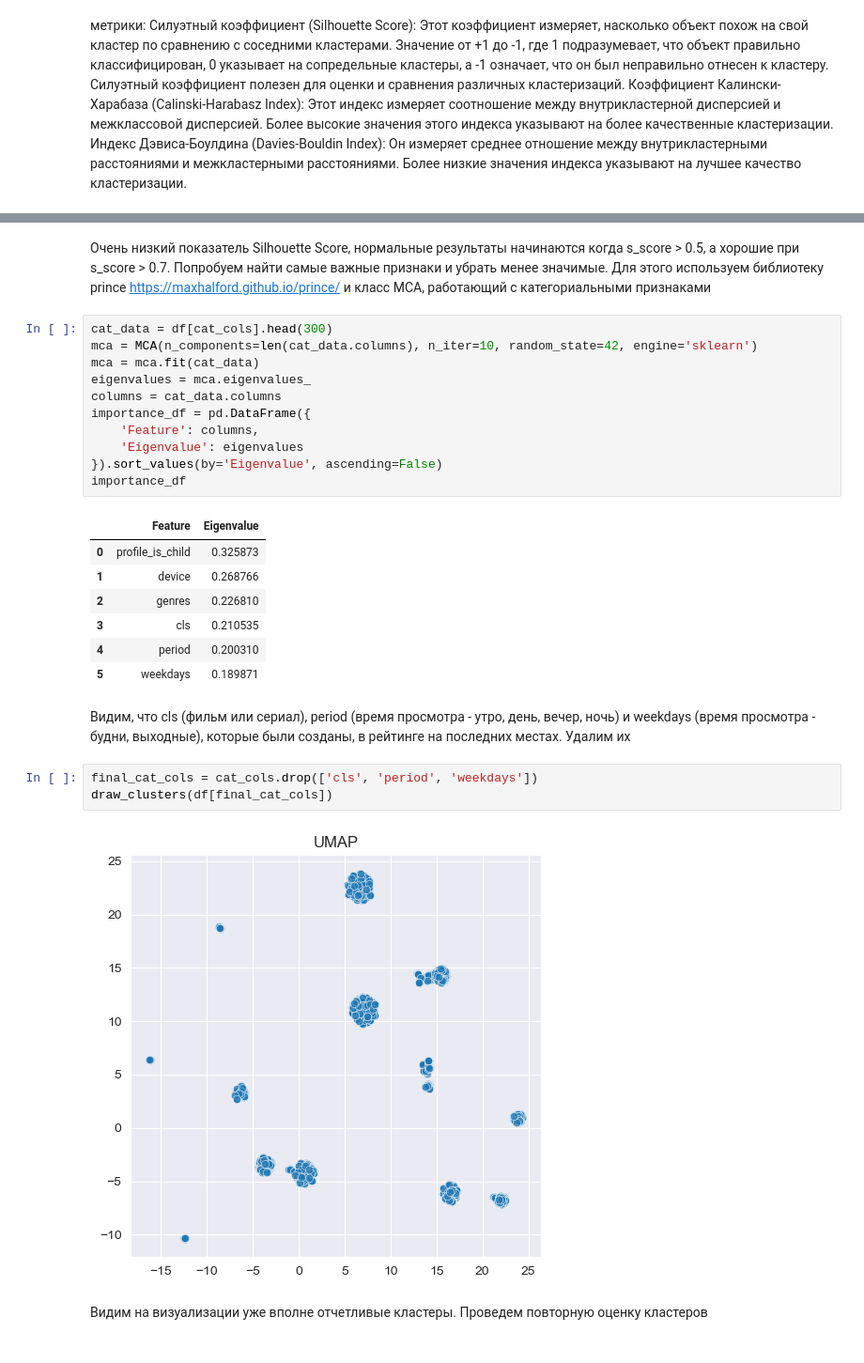
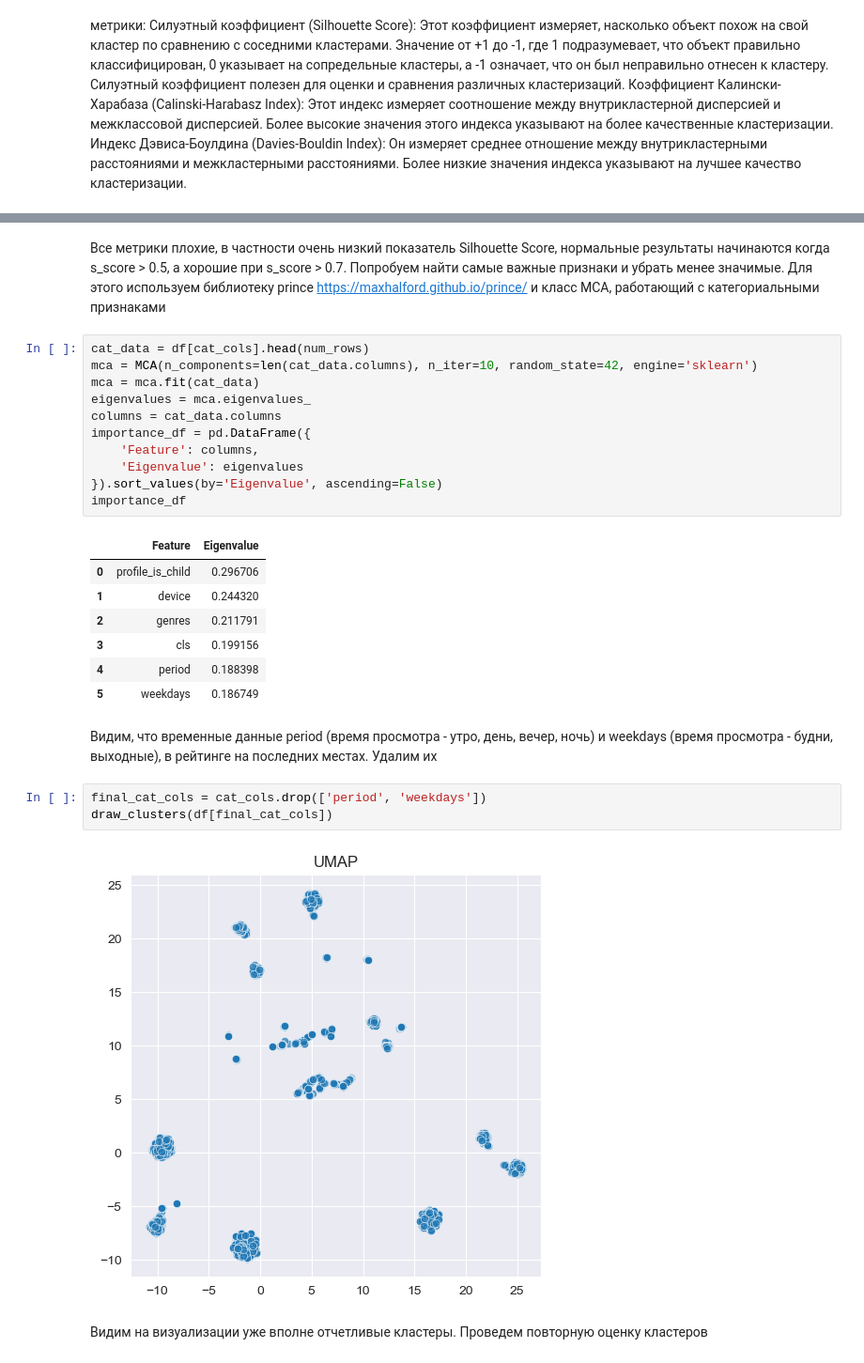
Before and after one commit to Patrick7777777/users_segmentation, a Jupyter notebook: main.ipynb, the cells around one changed output, grey strips where cells are left out. Shown: that part at 94% size. Saved outputs shown, nothing was run; the diff lists cells and outputs as text.

```diff
--- a/main.ipynb
+++ b/main.ipynb
@@ -200,9 +213,9 @@ Davies-Bouldin Score: 2.2543817059000966
 # %% [markdown]
-Очень низкий показатель Silhouette Score, нормальные результаты начинаются когда s_score > 0.5, а хорошие при s_score > 0.7.
+Все метрики плохие, в частности очень низкий показатель Silhouette Score, нормальные результаты начинаются когда s_score > 0.5, а хорошие при s_score > 0.7.
 Попробуем найти самые важные признаки и убрать менее значимые.
 Для этого используем библиотеку prince https://maxhalford.github.io/prince/ и класс MCA, работающий с категориальными признаками
 # %%
-cat_data = df[cat_cols].head(300)
+cat_data = df[cat_cols].head(num_rows)
 mca = MCA(n_components=len(cat_data.columns), n_iter=10, random_state=42, engine='sklearn')
 mca = mca.fit(cat_data)
 eigenvalues = mca.eigenvalues_
@@ -214,19 +227,19 @@ importance_df = pd.DataFrame({
 importance_df
 # %% [output]
 |  | Feature | Eigenvalue |
-| 0 | profile_is_child | 0.325873 |
-| 1 | device | 0.268766 |
-| 2 | genres | 0.226810 |
-| 3 | cls | 0.210535 |
-| 4 | period | 0.200310 |
-| 5 | weekdays | 0.189871 |
+| 0 | profile_is_child | 0.296706 |
+| 1 | device | 0.244320 |
+| 2 | genres | 0.211791 |
+| 3 | cls | 0.199156 |
+| 4 | period | 0.188398 |
+| 5 | weekdays | 0.186749 |
 # %% [markdown]
-Видим, что cls (фильм или сериал), period (время просмотра - утро, день, вечер, ночь) и weekdays (время просмотра - будни, выходные), которые были созданы, в рейтинге на последних местах. Удалим их
+Видим, что временные данные period (время просмотра - утро, день, вечер, ночь) и weekdays (время просмотра - будни, выходные), в рейтинге на последних местах. Удалим их
 # %%
-final_cat_cols = cat_cols.drop(['cls', 'period', 'weekdays'])
+final_cat_cols = cat_cols.drop(['period', 'weekdays'])
 draw_clusters(df[final_cat_cols])
 # %% [output]
-[figure, old version]
+[figure, new version]
 # %% [markdown]
 Видим на визуализации уже вполне отчетливые кластеры. Проведем повторную оценку кластеров
 # %%
```
Also changed, not shown: parts of 40 cells of this notebook, 2 other files.
